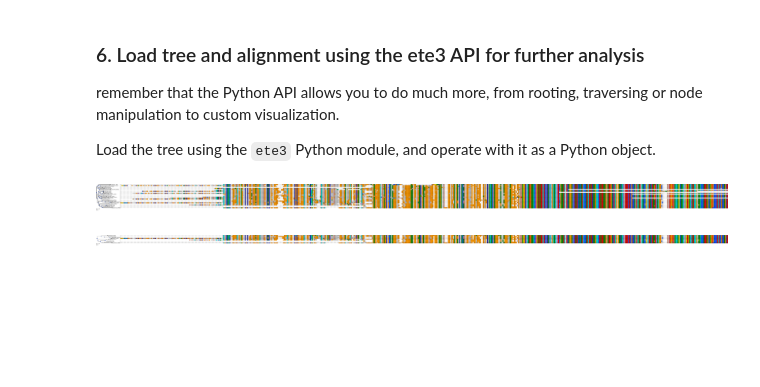
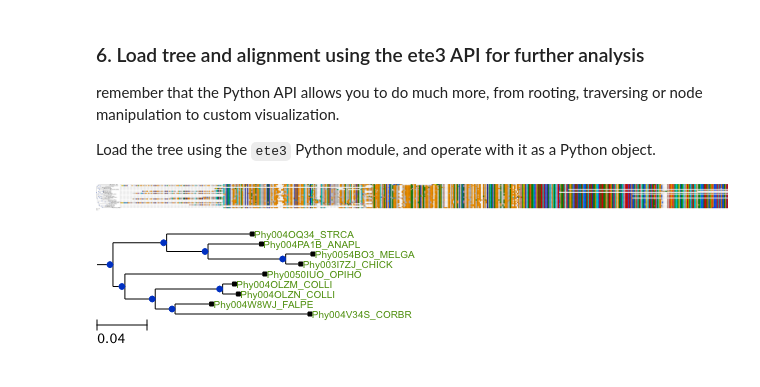
Before and after one commit to etetoolkit/cookbook, a Jupyter notebook: recipes/ete_build_basics.ipynb, the cells around one changed output. Saved outputs shown, nothing was run; the diff lists cells and outputs as text; code cells hidden in the pictures; blank space fills up the shorter version.

```diff
--- a/recipes/ete_build_basics.ipynb
+++ b/recipes/ete_build_basics.ipynb
@@ -208,6 +208,6 @@ tree.render("%%inline", w=3000)
 # %% [output]
 [figure]
 # %%
-tree.get_common_ancestor("Phy004W8WJ_FALPE", "Phy004OQ34_STRCA").render("%%inline")
+tree.get_common_ancestor("Phy004W8WJ_FALPE", "Phy004OQ34_STRCA").render("%%inline", layout="basic")
 # %% [output]
-[figure, old version]
+[figure, new version]
```
Also changed, not shown: parts of 2 cells of this notebook, 1 other file.
